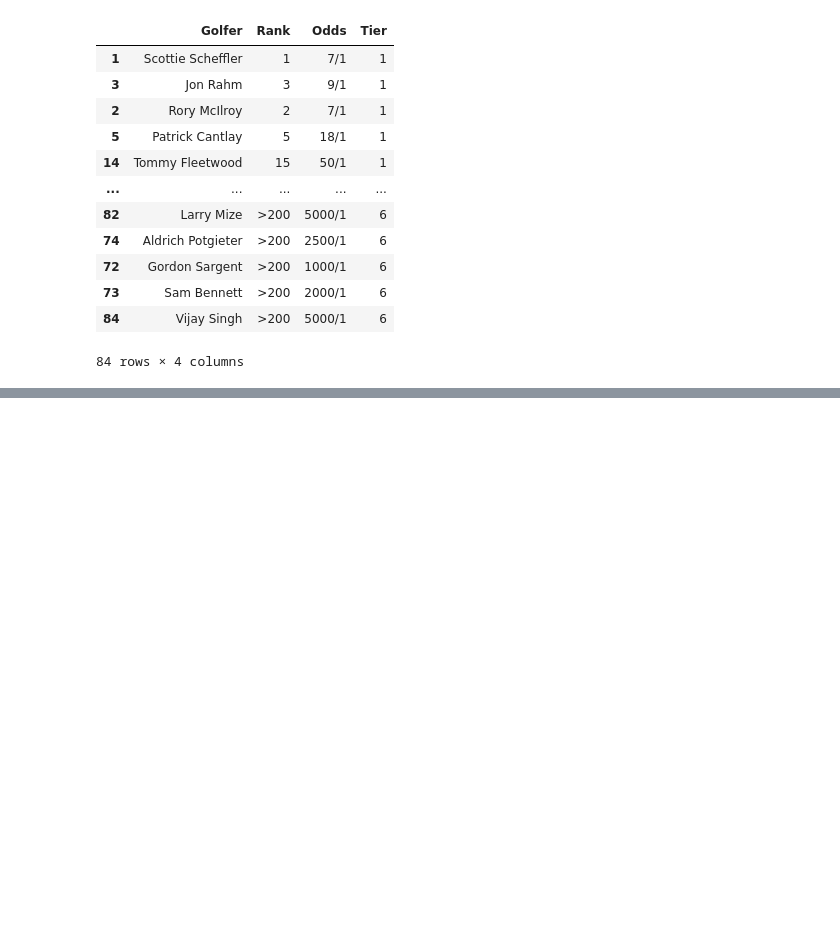
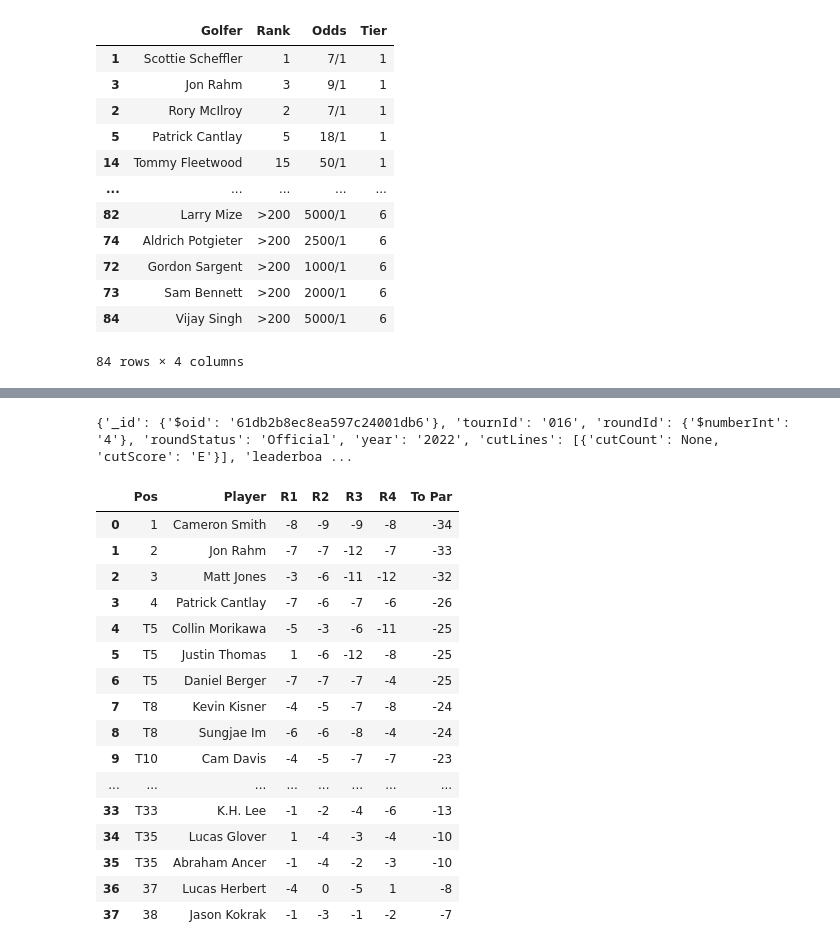
Before and after one commit to kylestrougo/chichi, a Jupyter notebook: sandbox.ipynb, the cells around one changed output, grey strips where cells are left out. Saved outputs shown, nothing was run; the diff lists cells and outputs as text; code cells hidden in the pictures; blank space fills up the shorter version.

```diff
--- a/sandbox.ipynb
+++ b/sandbox.ipynb
@@ -252,0 +396,76 @@ df.to_csv("app/static/players_tiered.csv")
+# %%
+import requests
+
+url = "https://live-golf-data.p.rapidapi.com/leaderboard"
+
+querystring = {"orgId":"1","tournId":"016","year":"2022"}
+
+headers = {
+"X-RapidAPI-Key": "a0ad1bcf9amsh91cc2112fc6cc5bp10c0dajsne93b3dec7c82",
+"X-RapidAPI-Host": "live-golf-data.p.rapidapi.com"
+}
+
+response = requests.get(url, headers=headers, params=querystring)
+
+print(response.json())
+# %% [output]
+{'_id': {'$oid': '61db2b8ec8ea597c24001db6'}, 'tournId': '016', 'roundId': {'$numberInt': '4'}, 'roundStatus': 'Official', 'year': '2022', 'cutLines': [{'cutCount': None, 'cutScore': 'E'}], 'leaderboa ...
+# %%
+
+def process_leaderboard_data(response):
+    # Parse the JSON string
+    json_data = response.json()
+
+    # Extracting the 'leaderboardRows' data
+    leaderboard_data = json_data.get('leaderboardRows', [])
+
+    # Function to cleanse score values
+    def cleanse_score(score):
+        if score == 'E':
+            return 0
+        elif score is None:
+            return None
+        else:
+            return int(score)
+
+    # Creating lists to hold extracted data
+    player_data = []
+
+    # Extracting required data elements from the leaderboard data
+    for player in leaderboard_data:
+        player_info = {
+            'Pos': player.get('position'),
+            'Player': player.get('firstName') + ' ' + player.get('lastName'),
+            'R1': cleanse_score(next((round_data['scoreToPar'] for round_data in player['rounds'] if round_data['roundId']['$numberInt'] == '1'), None)),
+            'R2': cleanse_score(next((round_data['scoreToPar'] for round_data in player['rounds'] if round_data['roundId']['$numberInt'] == '2'), None)),
+            'R3': cleanse_score(next((round_data['scoreToPar'] for round_data in player['rounds'] if round_data['roundId']['$numberInt'] == '3'), None)),
+            'R4': cleanse_score(next((round_data['scoreToPar'] for round_data in player['rounds'] if round_data['roundId']['$numberInt'] == '4'), None)),
+            'To Par': cleanse_score(player.get('total'))
+        }
+        player_data.append(player_info)
+
+    # Create DataFrame from extracted data
+    player_df = pd.DataFrame(player_data)
+
+    return player_df
+
+df = process_leaderboard_data(response)
+df.head(100)
+# %% [output]
+|  | Pos | Player | R1 | R2 | R3 | R4 | To Par |
+| 0 | 1 | Cameron Smith | -8 | -9 | -9 | -8 | -34 |
+| 1 | 2 | Jon Rahm | -7 | -7 | -12 | -7 | -33 |
+| 2 | 3 | Matt Jones | -3 | -6 | -11 | -12 | -32 |
+| 3 | 4 | Patrick Cantlay | -7 | -6 | -7 | -6 | -26 |
+| 4 | T5 | Collin Morikawa | -5 | -3 | -6 | -11 | -25 |
+| 5 | T5 | Justin Thomas | 1 | -6 | -12 | -8 | -25 |
+| 6 | T5 | Daniel Berger | -7 | -7 | -7 | -4 | -25 |
+| 7 | T8 | Kevin Kisner | -4 | -5 | -7 | -8 | -24 |
+| 8 | T8 | Sungjae Im | -6 | -6 | -8 | -4 | -24 |
+| 9 | T10 | Cam Davis | -4 | -5 | -7 | -7 | -23 |
+| ... | ... | ... | ... | ... | ... | ... | ... |
+| 33 | T33 | K.H. Lee | -1 | -2 | -4 | -6 | -13 |
+| 34 | T35 | Lucas Glover | 1 | -4 | -3 | -4 | -10 |
+| 35 | T35 | Abraham Ancer | -1 | -4 | -2 | -3 | -10 |
+| 36 | 37 | Lucas Herbert | -4 | 0 | -5 | 1 | -8 |
+| 37 | 38 | Jason Kokrak | -1 | -3 | -1 | -2 | -7 |
```
Also changed, not shown: parts of 9 cells of this notebook, 5 other files.
